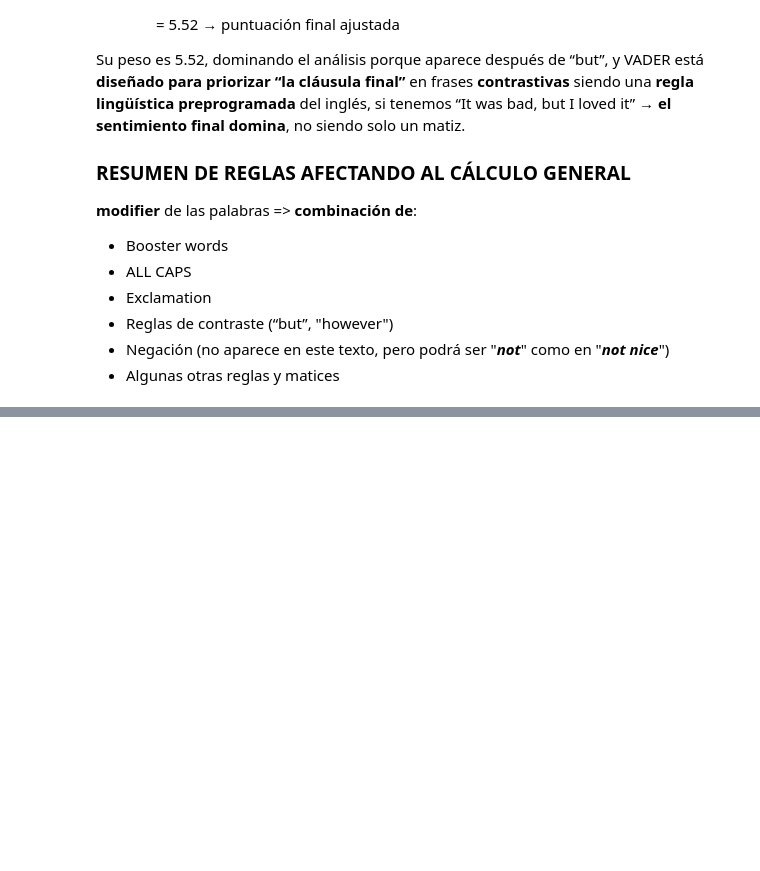
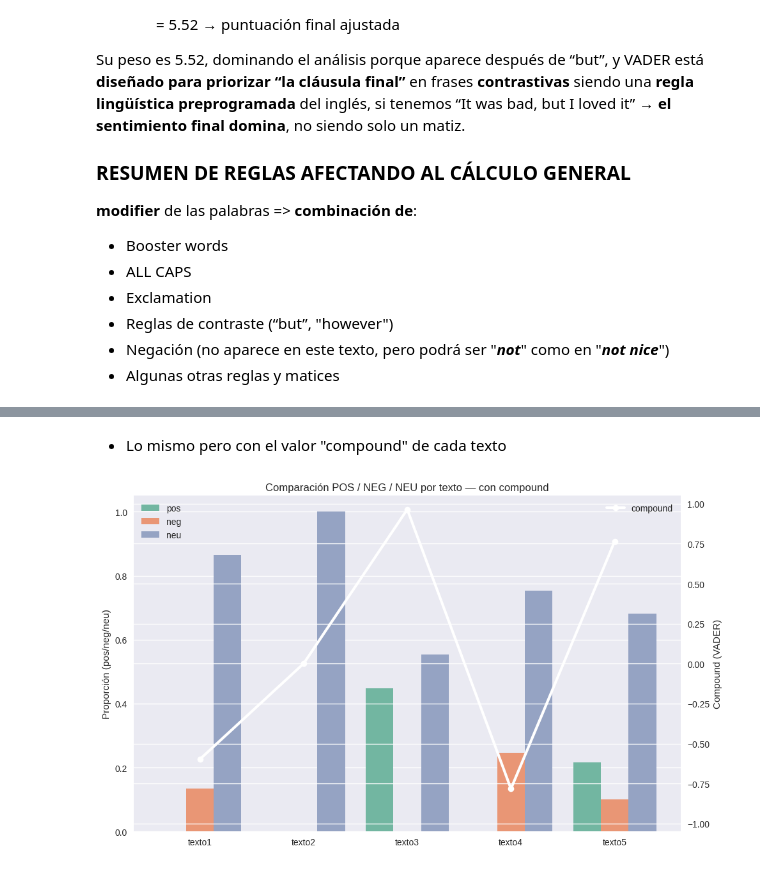
Before and after one commit to cristinasprogrammingadventure/PyDay-2025_workshop-Del-Texto-al-Dato_NLP, a Jupyter notebook: NLP_NLTK_VADER.ipynb, the cells around one changed output, grey strips where cells are left out. Cells and saved outputs as stored; diff of their text form; code cells hidden in the pictures; blank space fills up the shorter version.

```diff
--- a/NLP_NLTK_VADER.ipynb
+++ b/NLP_NLTK_VADER.ipynb
@@ -629,0 +654,40 @@ y VADER está **diseñado para priorizar “la cláusula final”** en frases **
+# %% [markdown]
+- Lo mismo pero con el valor "compound" de cada texto
+# %%
+# Orden consistente
+orden = df["texto"].tolist()
+
+# Melt para barras (pos/neg/neu)
+df_melt = df.melt(id_vars="texto", value_vars=["pos", "neg", "neu"], var_name="sent_type", value_name="value")
+
+# Configurar figura
+plt.figure(figsize=(10,6))
+ax = plt.gca()
+
+# Barras POS/NEG/NEU
+sns.barplot(data=df_melt, x="texto", y="value", hue="sent_type", order=orden, ax=ax)
+
+# Añadir eje secundario para compound
+ax2 = ax.twinx()
+x_positions = np.arange(len(orden))
+
+# Tomar compounds en el mismo orden
+compounds = df.set_index("texto").loc[orden, "compound"].values
+
+# Dibujar línea y markers para compound (eje derecho)
+ax2.plot(x_positions, compounds, color="white", marker="o", linestyle='-', linewidth=3, label="compound")
+ax2.set_ylim(-1.05, 1.05)
+ax2.set_ylabel("Compound (VADER)")
+
+# Ajustes estéticos
+ax.set_title("Comparación POS / NEG / NEU por texto — con compound")
+ax.set_ylabel("Proporción (pos/neg/neu)")
+ax.set_xlabel("")
+ax.set_xticklabels(orden)
+ax.legend(loc="upper left")
+ax2.legend(loc="upper right")
+
+plt.tight_layout()
+plt.show()
+# %% [output]
+[figure, added]
```
Also changed, not shown: parts of 10 cells of this notebook.
